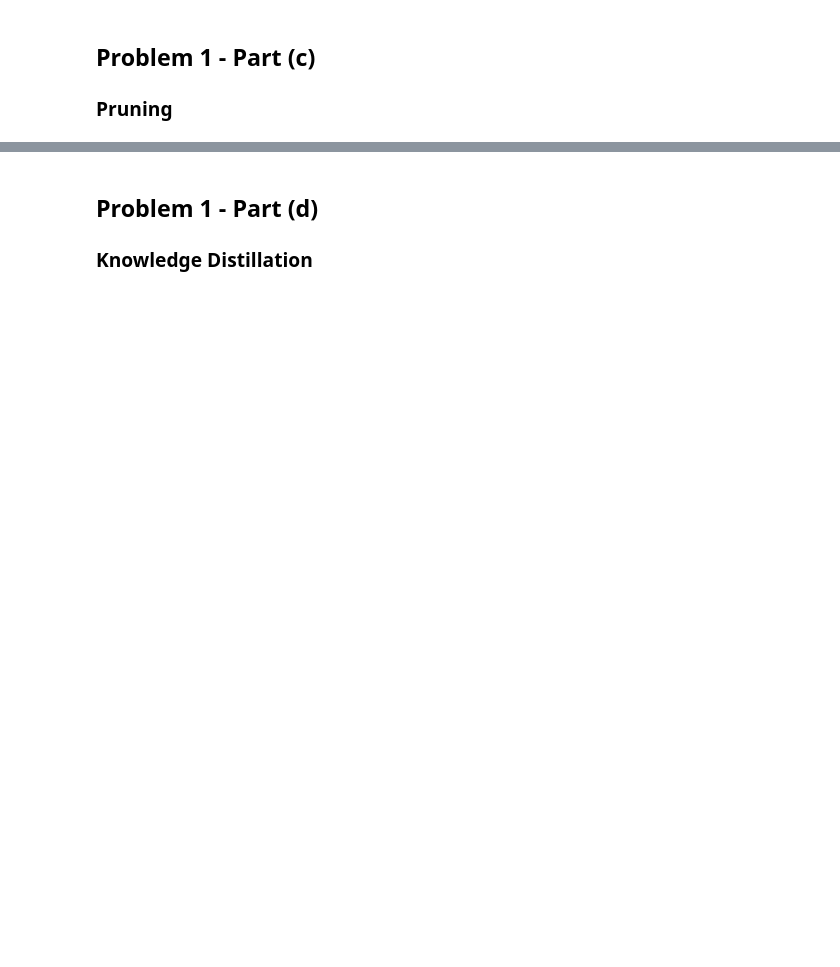
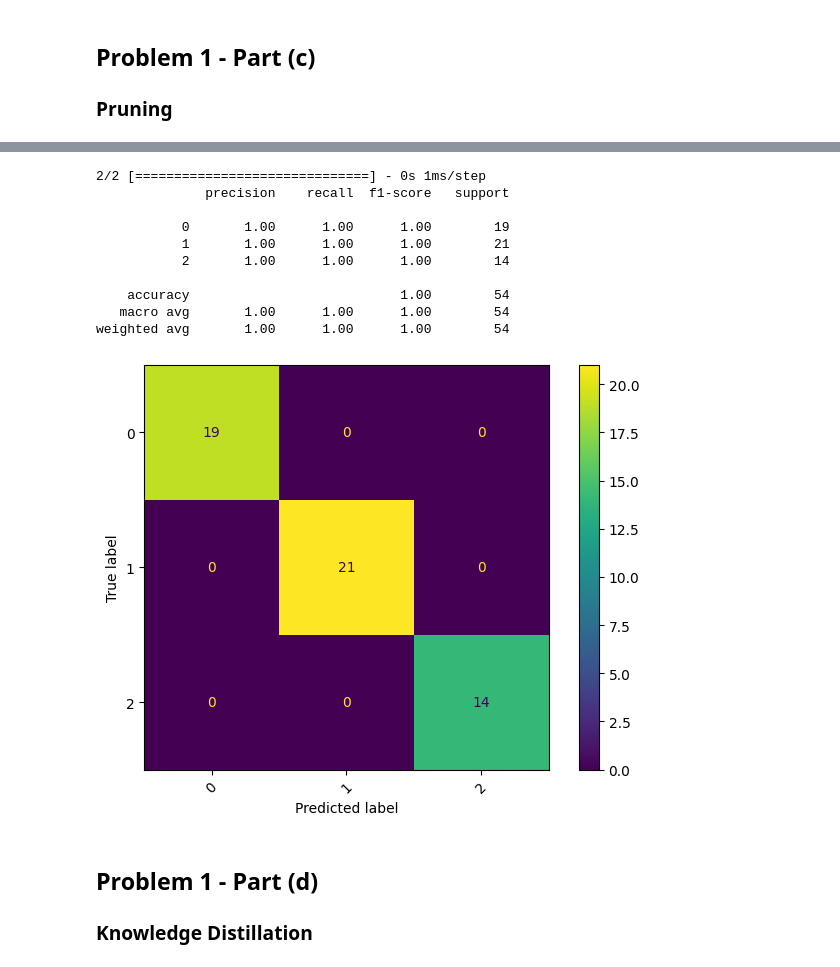
Before and after one commit to nhl01/EE446Labs, a Jupyter notebook: Assignment1/Nick_Leung_EE446_HW1_Pro.ipynb, the cells around one changed output, grey strips where cells are left out. Saved outputs shown, nothing was run; the diff lists cells and outputs as text; code cells hidden in the pictures; blank space fills up the shorter version.

```diff
--- a/Assignment1/Nick_Leung_EE446_HW1_Pro.ipynb
+++ b/Assignment1/Nick_Leung_EE446_HW1_Pro.ipynb
@@ -242,7 +431,11 @@ def quantize_and_evaluate(model, X_test, y_test_cat, quant_type, filename):
 # - Use initial_sparsity = 0.5 and final_sparsity = 0.7
 # - Set end_step to total training steps (approx. dataset_size / batch_size * epochs)
 
-# <-- Enter your code here <--#
+pruning_schedule = tfmot.sparsity.keras.PolynomialDecay(
+    initial_sparsity=0.5,
+    final_sparsity=0.7,
+    begin_step=0,
+    end_step=int(np.ceil(len(X_train_normalized) / 8) * 10))
 # %%
 # Step 2: Build a Sequential model with 3 pruned Dense layers:
 # - Dense(64, relu)
@@ -250,10 +443,30 @@ def quantize_and_evaluate(model, X_test, y_test_cat, quant_type, filename):
 # - Dense(3, softmax)
 # Make sure each Dense layer is wrapped with prune_low_magnitude()
 
-# <-- Enter your code here <--#
+prune_low_magnitude = tfmot.sparsity.keras.prune_low_magnitude
+
+pruned_model = Sequential([
+    prune_low_magnitude(Dense(64, activation='relu'), pruning_schedule=pruning_schedule),
+    prune_low_magnitude(Dense(32, activation='relu'), pruning_schedule=pruning_schedule),
+    prune_low_magnitude(Dense(3, activation='softmax'), pruning_schedule=pruning_schedule)], name="pruned_model")
+pruned_model.build(input_shape=(None, num_features))
 # %%
 # Step 3: Compile the model with categorical_crossentropy and accuracy
 # - Train for 10 epochs with batch_size=8 and validation_split=0.2
 # - Add tfmot.sparsity.keras.UpdatePruningStep() to the callbacks list
 
-# <-- Enter your code here <--#
+pruned_model.compile(
+    optimizer="adam",
+    loss="categorical_crossentropy",
+    metrics=["accuracy"],
+)
+
+history_pruned = pruned_model.fit(
+    X_train_normalized,
+    y_train_categorical,
+    validation_split=0.2,
+    epochs=10,
+    batch_size=8,
+    callbacks=[tfmot.sparsity.keras.UpdatePruningStep()],
+    verbose=1,
+)
@@ -265,4 +499,8 @@ def quantize_and_evaluate(model, X_test, y_test_cat, quant_type, filename):
 # Important: converting the unstripped pruned model can keep extra pruning variables
 # and make the saved model larger than expected.
 
-# <-- Enter your code here <--#
+stripped_model = tfmot.sparsity.keras.strip_pruning(pruned_model)
+converter = tf.lite.TFLiteConverter.from_keras_model(stripped_model)
+stripped_model_tflite = converter.convert()
+size_stripped_model_tflite = save_binary_model(stripped_model_tflite, OUTPUT_DIR/"model_pruned.tflite")
+print(size_stripped_model_tflite)
@@ -269,9 +519,28 @@ def quantize_and_evaluate(model, X_test, y_test_cat, quant_type, filename):
 # %%
 # Step 5: Evaluate using the stripped model
 # - Use np.argmax for predictions
 # - Print classification_report and confusion_matrix
 
-# <-- Enter your code here <--#
+y_prediction_probabilities = stripped_model.predict(X_test_normalized)
+y_predictions = np.argmax(y_prediction_probabilities, axis=1)
+print(classification_report(y_true, y_predictions))
+cm = confusion_matrix(y_true, y_predictions)
+disp = ConfusionMatrixDisplay(confusion_matrix=cm)
+disp.plot(xticks_rotation=45)
+plt.tight_layout()
+plt.show()
+# %% [output]
+2/2 [==============================] - 0s 1ms/step
+              precision    recall  f1-score   support
+
+           0       1.00      1.00      1.00        19
+           1       1.00      1.00      1.00        21
+           2       1.00      1.00      1.00        14
+
+    accuracy                           1.00        54
+   macro avg       1.00      1.00      1.00        54
+weighted avg       1.00      1.00      1.00        54
+[figure, added]
 # %% [markdown]
 ## Problem 1 - Part (d)
 
```
Also changed, not shown: parts of 23 cells of this notebook, 1 other file.
